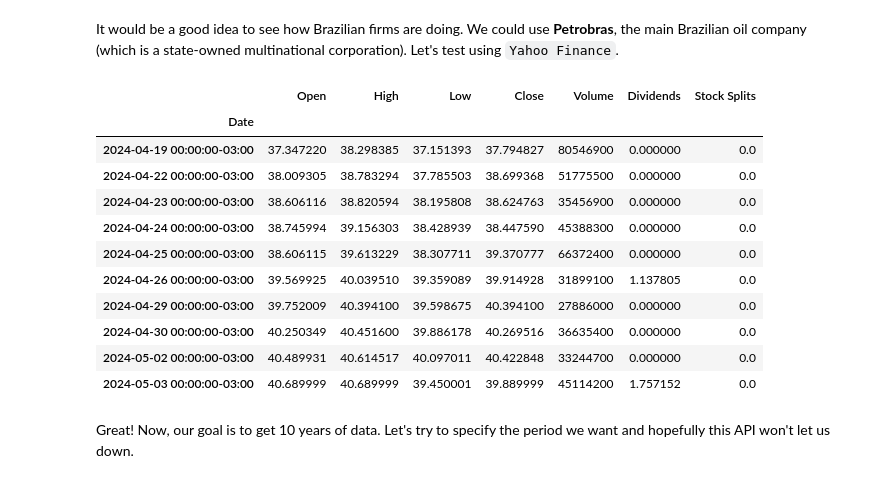
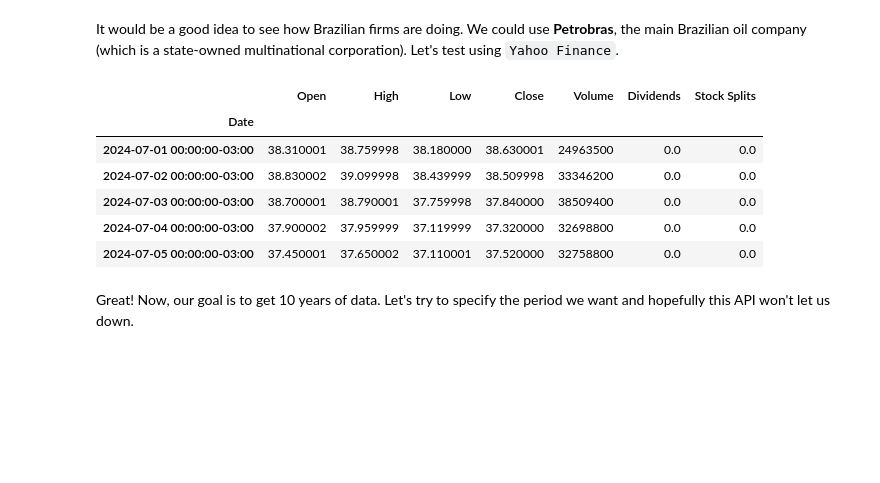
Before and after one commit to felipesebben/bk_data_analysis_studies, a Jupyter notebook: da_data_exercises/ch05-generalizing_from_data/01-stock_data_analysis/01-stock_data_analysis.ipynb, the cells around one changed output. Drawn from its saved outputs; the diff is of its cells as text; code cells hidden in the pictures; blank space fills up the shorter version.

Commit message:
update: update data exercise 05 and poetry docs

```diff
--- a/da_data_exercises/ch05-generalizing_from_data/01-stock_data_analysis/01-stock_data_analysis.ipynb
+++ b/da_data_exercises/ch05-generalizing_from_data/01-stock_data_analysis/01-stock_data_analysis.ipynb
@@ -50,23 +47,18 @@ It would be a good idea to see how Brazilian firms are doing. We could use **Pet
 # %%
 ticker = yf.Ticker("PETR4.SA")
 
 # Get data of the most recent date
-petr4_data = ticker.history(period="10d")
+petr4_data = ticker.history(period="5d")
 
 petr4_data
 # %% [output]
 |  | Open | High | Low | Close | Volume | Dividends | Stock Splits |
 | Date |  |  |  |  |  |  |  |
-| 2024-04-19 00:00:00-03:00 | 37.347220 | 38.298385 | 37.151393 | 37.794827 | 80546900 | 0.000000 | 0.0 |
-| 2024-04-22 00:00:00-03:00 | 38.009305 | 38.783294 | 37.785503 | 38.699368 | 51775500 | 0.000000 | 0.0 |
-| 2024-04-23 00:00:00-03:00 | 38.606116 | 38.820594 | 38.195808 | 38.624763 | 35456900 | 0.000000 | 0.0 |
-| 2024-04-24 00:00:00-03:00 | 38.745994 | 39.156303 | 38.428939 | 38.447590 | 45388300 | 0.000000 | 0.0 |
-| 2024-04-25 00:00:00-03:00 | 38.606115 | 39.613229 | 38.307711 | 39.370777 | 66372400 | 0.000000 | 0.0 |
-| 2024-04-26 00:00:00-03:00 | 39.569925 | 40.039510 | 39.359089 | 39.914928 | 31899100 | 1.137805 | 0.0 |
-| 2024-04-29 00:00:00-03:00 | 39.752009 | 40.394100 | 39.598675 | 40.394100 | 27886000 | 0.000000 | 0.0 |
-| 2024-04-30 00:00:00-03:00 | 40.250349 | 40.451600 | 39.886178 | 40.269516 | 36635400 | 0.000000 | 0.0 |
-| 2024-05-02 00:00:00-03:00 | 40.489931 | 40.614517 | 40.097011 | 40.422848 | 33244700 | 0.000000 | 0.0 |
-| 2024-05-03 00:00:00-03:00 | 40.689999 | 40.689999 | 39.450001 | 39.889999 | 45114200 | 1.757152 | 0.0 |
+| 2024-07-01 00:00:00-03:00 | 38.310001 | 38.759998 | 38.180000 | 38.630001 | 24963500 | 0.0 | 0.0 |
+| 2024-07-02 00:00:00-03:00 | 38.830002 | 39.099998 | 38.439999 | 38.509998 | 33346200 | 0.0 | 0.0 |
+| 2024-07-03 00:00:00-03:00 | 38.700001 | 38.790001 | 37.759998 | 37.840000 | 38509400 | 0.0 | 0.0 |
+| 2024-07-04 00:00:00-03:00 | 37.900002 | 37.959999 | 37.119999 | 37.320000 | 32698800 | 0.0 | 0.0 |
+| 2024-07-05 00:00:00-03:00 | 37.450001 | 37.650002 | 37.110001 | 37.520000 | 32758800 | 0.0 | 0.0 |
 # %% [markdown]
 Great! Now, our goal is to get 10 years of data. Let's try to specify the period we want and hopefully this API won't let us down.
 # %%
```
Also changed, not shown: parts of 16 cells of this notebook, 3 other files.
